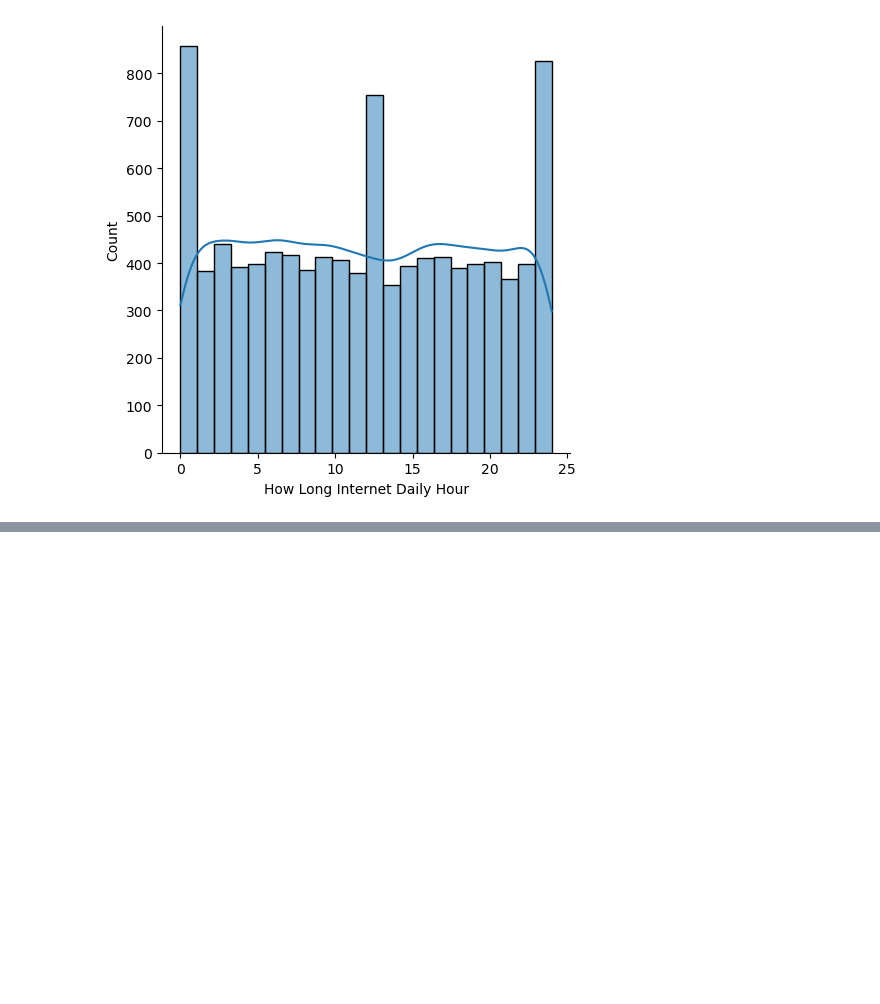
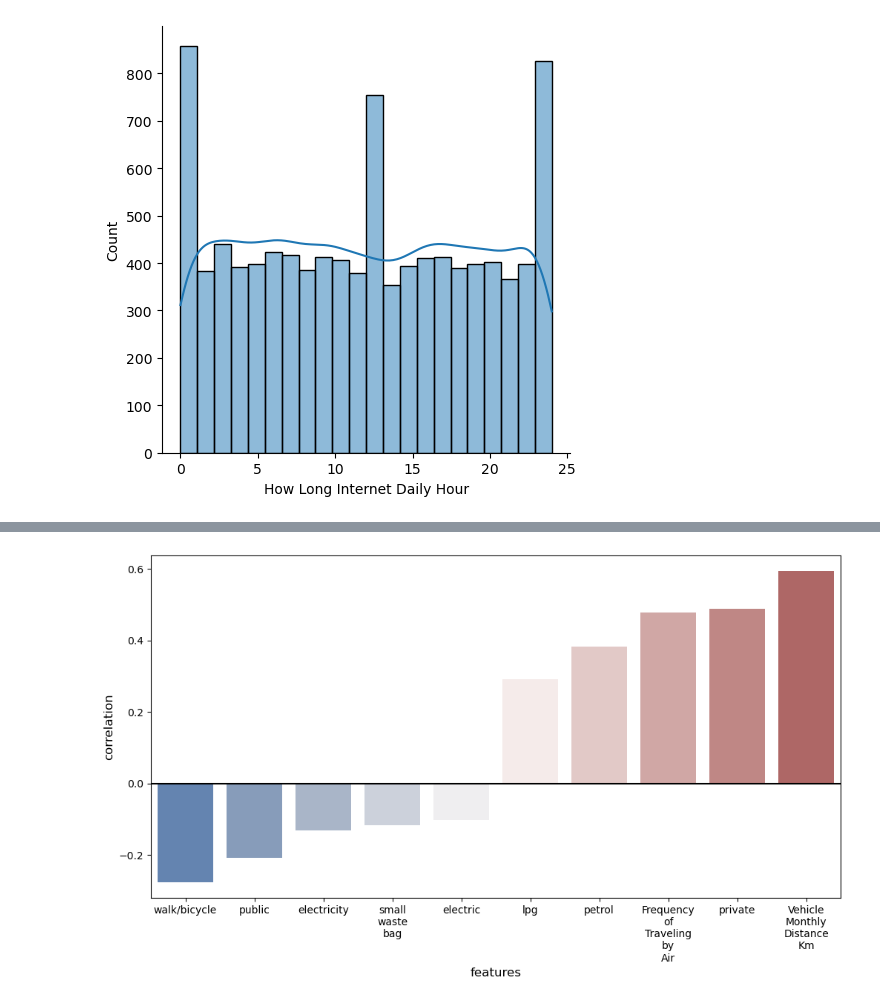
Before and after one commit to JerryYan24/CarbonFootprint, a Jupyter notebook: analysis/correlations.ipynb, the cells around one changed output, grey strips where cells are left out. Cells and saved outputs as stored; diff of their text form; code cells hidden in the pictures; blank space fills up the shorter version.

Commit message:
correlations and regression comparison

```diff
--- a/analysis/plots.ipynb
+++ b/analysis/correlations.ipynb
@@ -100,0 +92,19 @@ pd.factorize(data['Frequency of Traveling by Air'])
+# %%
+ce_corr = corr['CarbonEmission']
+ce_corr = ce_corr.drop('CarbonEmission')
+k = ce_corr.keys()
+v = ce_corr.values
+ce_corr_sorted = sorted(list(zip(v,k)))
+ce_corr_sorted = ce_corr_sorted[:5] + ce_corr_sorted[-5:]
+sigma = [t[0] for t in ce_corr_sorted]
+features = [t[1] for t in ce_corr_sorted]
+features = [s.replace(' ', '\n') for s in features]
+correlations = pd.DataFrame({'features': features, 'correlations': sigma})
+fig, ax = plt.subplots(figsize=(12, 6))
+sns.barplot(correlations, x='features', y='correlations', palette='vlag')
+ax.set_xlabel('features', fontsize=12)
+ax.set_ylabel('correlation', fontsize=12)
+ax.axhline(color='black')
+plt.show()
+# %% [output]
+[figure, added]
```
Also changed, not shown: parts of 8 cells of this notebook, 1 other file.
